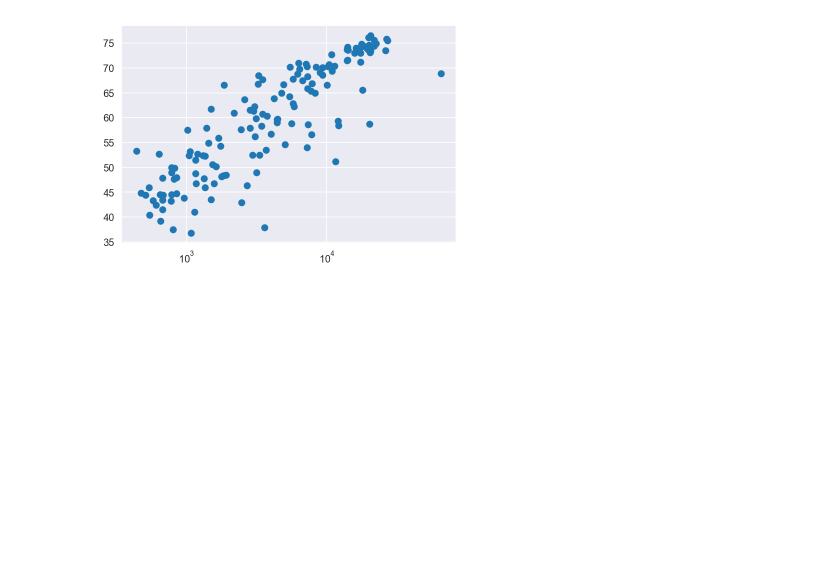
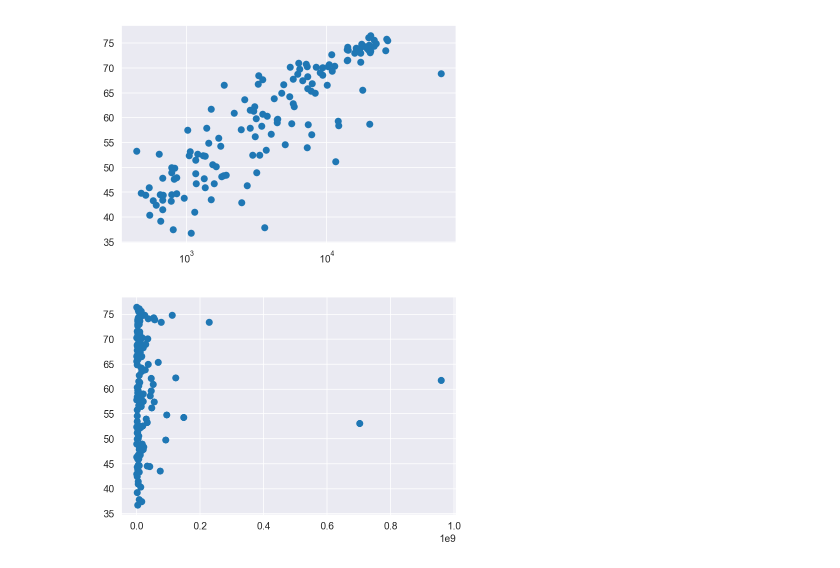
Before and after one commit to waleedhanna/Project_1-, a Jupyter notebook: GDP vs. Life Expectancy.ipynb, the cells around one changed output. Cells and saved outputs as stored; diff of their text form; code cells hidden in the pictures; blank space fills up the shorter version.

```diff
--- a/GDP vs. Life Expectancy.ipynb
+++ b/GDP vs. Life Expectancy.ipynb
@@ -3,5 +3,11 @@ import numpy as np
 import pandas as pd
 
 import matplotlib.pyplot as plt
+import matplotlib.patches as mpatches
+import seaborn as sns
+sns.set_style('darkgrid')
 
-import seaborn as sns
+%matplotlib inline
+%config InlineBackend.figure_format = 'retina'
+%load_ext watermark
+%watermark -v -d -a 'W. Blake Cannon - Caprinomics.com' -p matplotlib,numpy,pandas
@@ -130,0 +143,11 @@ plt.show()
+# %%
+# Import package
+import matplotlib.pyplot as plt
+
+# Build Scatter plot
+plt.scatter(pop, life_exp)
+
+# Show plot
+plt.show()
+# %% [output]
+[figure, added]
```
Also changed, not shown: parts of 47 cells of this notebook.
